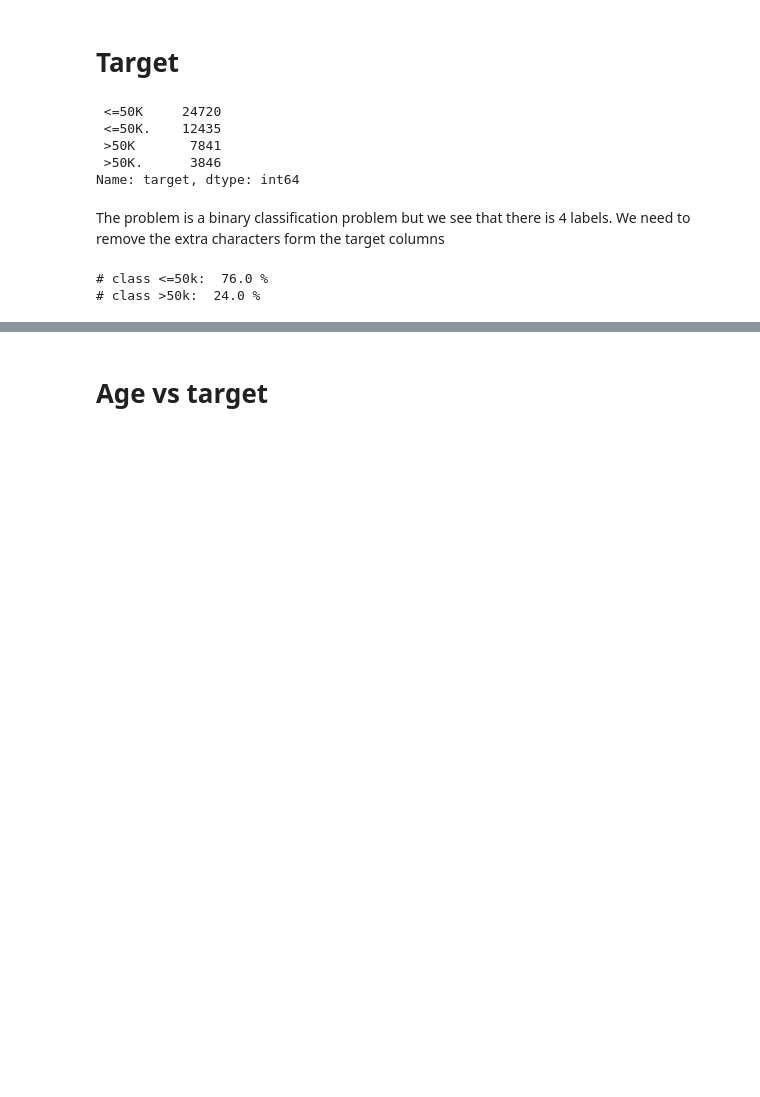
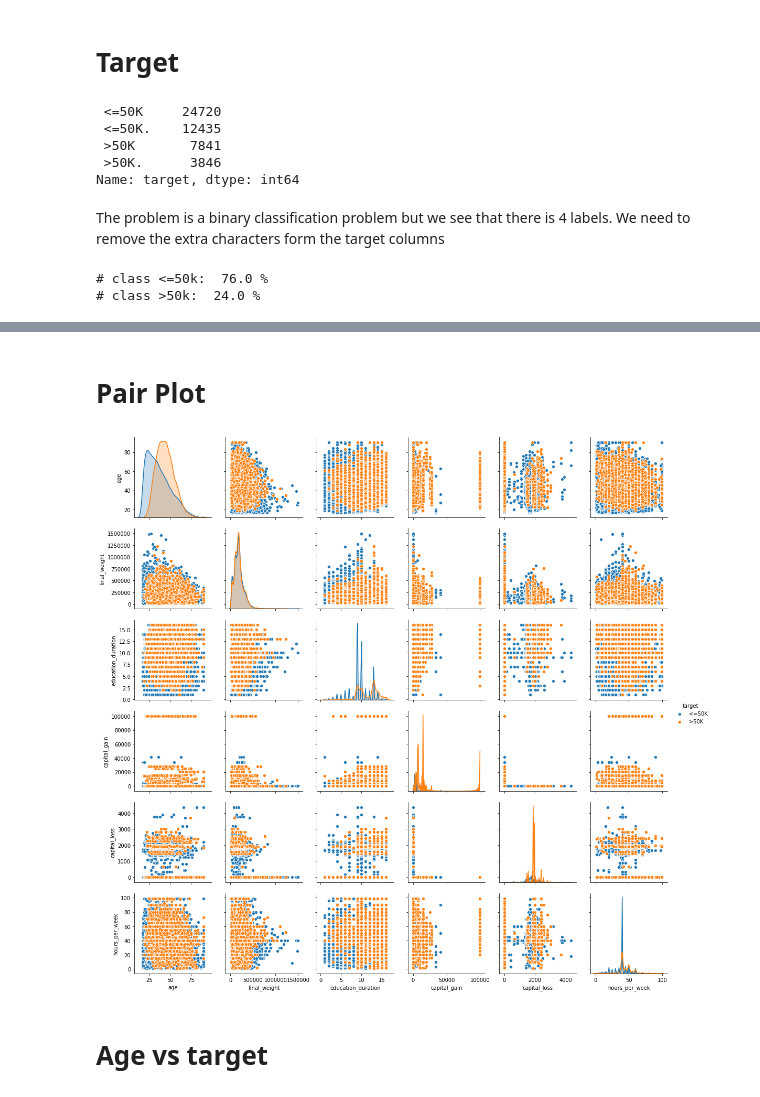
Before and after one commit to basselkassem/predict_income_potential, a Jupyter notebook: eda.ipynb, the cells around one changed output, grey strips where cells are left out. Drawn from its saved outputs; the diff is of its cells as text; code cells hidden in the pictures; blank space fills up the shorter version.

```diff
--- a/eda.ipynb
+++ b/eda.ipynb
@@ -127,3 +127,11 @@ plt.show()
+# %% [markdown]
+# Pair Plot
+# %%
+sns_plot = sns.pairplot(df, hue = 'target', size=2.5)
+sns_plot.savefig(data_path + "pairplot.png")
+plt.show()
+# %% [output]
+[figure, added]
 # %% [markdown]
 # Age vs target
 # %%
```
Also changed, not shown: parts of 26 cells of this notebook.
